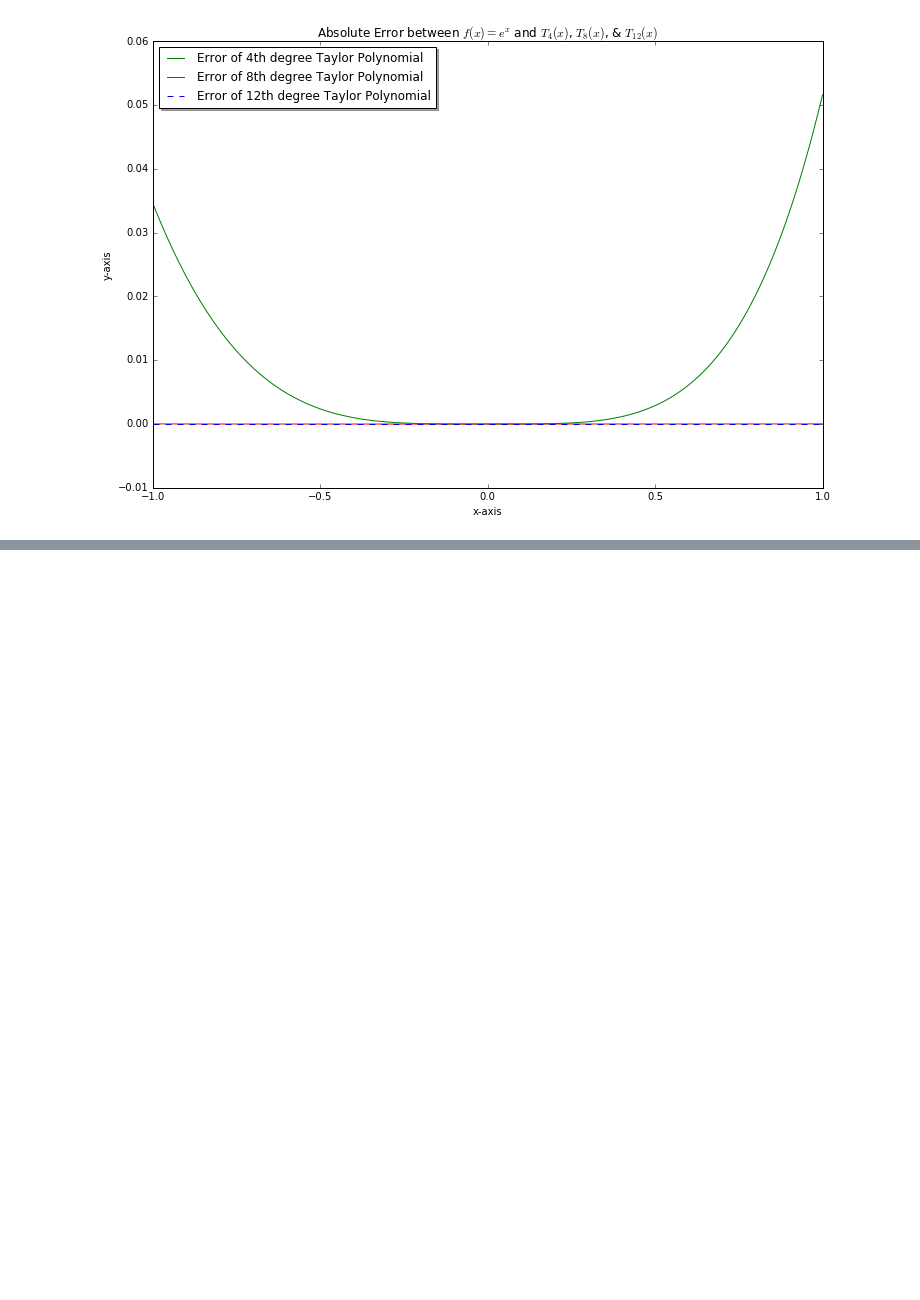
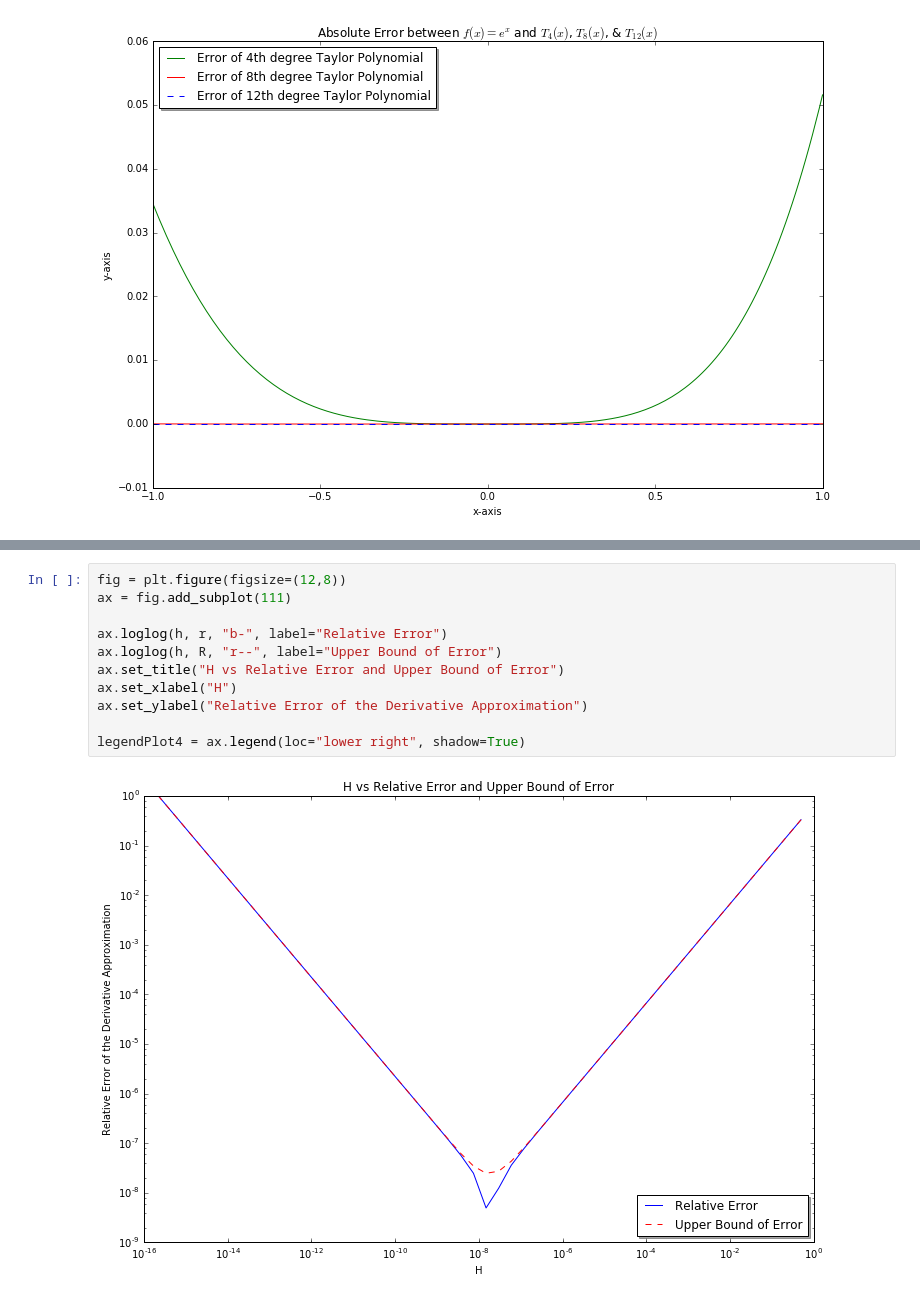
Before and after one commit to JRProd/HPC_SMU2016_F1, a Jupyter notebook: Project1/proj1_a.ipynb, the cells around one changed output, grey strips where cells are left out. Cells and saved outputs as stored; diff of their text form; blank space fills up the shorter version.

```diff
--- a/Project1/proj1_a.ipynb
+++ b/Project1/proj1_a.ipynb
@@ -103,0 +135,13 @@ plt.show()
+# %%
+fig = plt.figure(figsize=(12,8))
+ax = fig.add_subplot(111)
+
+ax.loglog(h, r, "b-", label="Relative Error")
+ax.loglog(h, R, "r--", label="Upper Bound of Error")
+ax.set_title("H vs Relative Error and Upper Bound of Error")
+ax.set_xlabel("H")
+ax.set_ylabel("Relative Error of the Derivative Approximation")
+
+legendPlot4 = ax.legend(loc="lower right", shadow=True)
+# %% [output]
+[figure, added]
```
Also changed, not shown: parts of 5 cells of this notebook, 1 other file.
